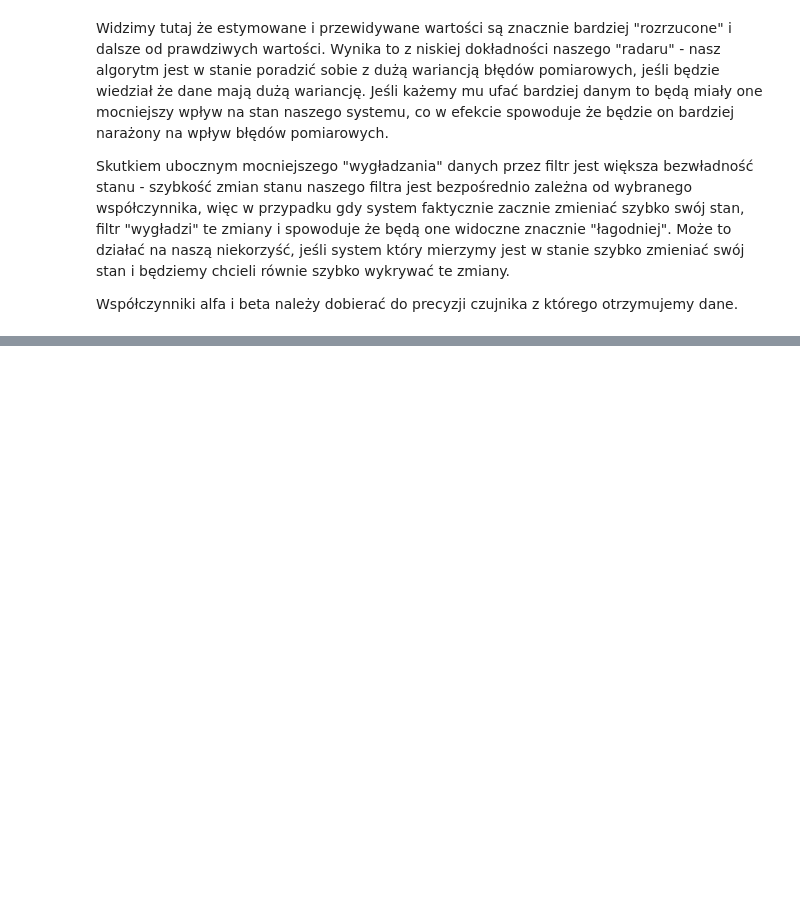
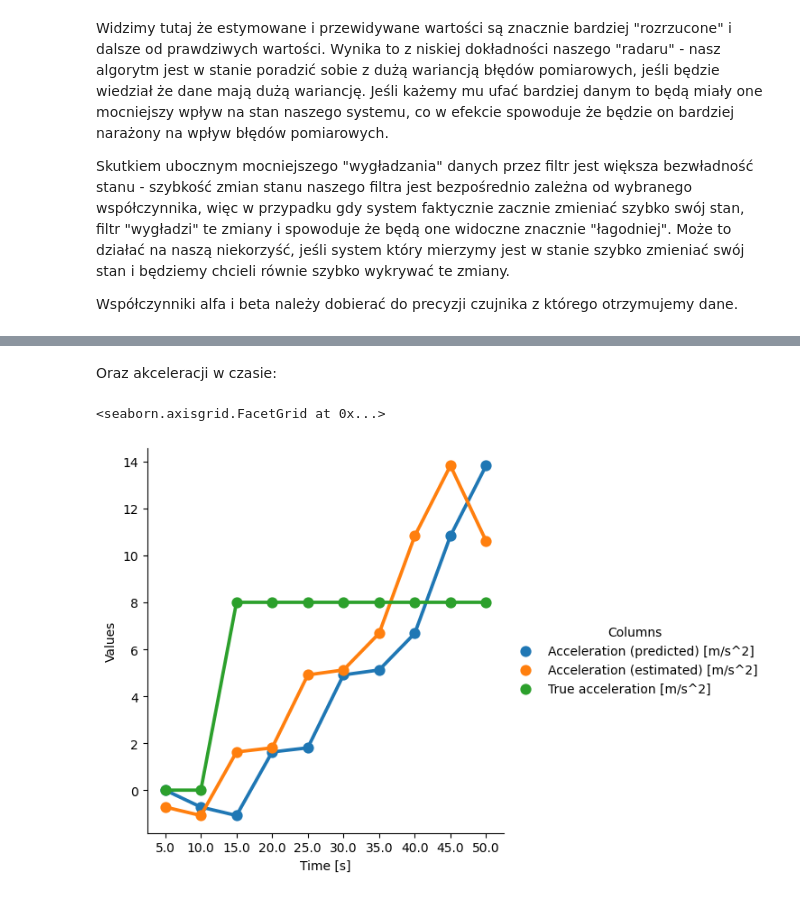
Before and after one commit to SteelPh0enix/magisterka-pollub, a Jupyter notebook: kalman_filter.ipynb, the cells around one changed output, grey strips where cells are left out. Saved outputs shown, nothing was run; the diff lists cells and outputs as text; code cells hidden in the pictures; blank space fills up the shorter version.

```diff
--- a/kalman_filter.ipynb
+++ b/kalman_filter.ipynb
@@ -626,0 +990,26 @@ Można łatwo zauważyć, że funkcja odległości jest liniowa.
+# %% [markdown]
+Oraz akceleracji w czasie:
+# %%
+true_acceleration_df = pd.DataFrame(
+    {
+        "True acceleration [m/s^2]": [
+            true_aircraft_acceleration(n) for n in range(5, 55, time_interval)
+        ]
+    }
+)
+
+acceleration_df = abg_df[
+    ["Time [s]", "Acceleration (predicted) [m/s^2]", "Acceleration (estimated) [m/s^2]"]
+]
+acceleration_df = pd.concat([acceleration_df, true_acceleration_df], axis=1)
+
+acceleration_df_melted = acceleration_df.melt(
+    "Time [s]", var_name="Columns", value_name="Values"
+)
+
+sns.catplot(
+    data=acceleration_df_melted, x="Time [s]", y="Values", hue="Columns", kind="point"
+)
+# %% [output]
+<seaborn.axisgrid.FacetGrid at 0x...>
+[figure, added]
```
Also changed, not shown: parts of 18 cells of this notebook.
